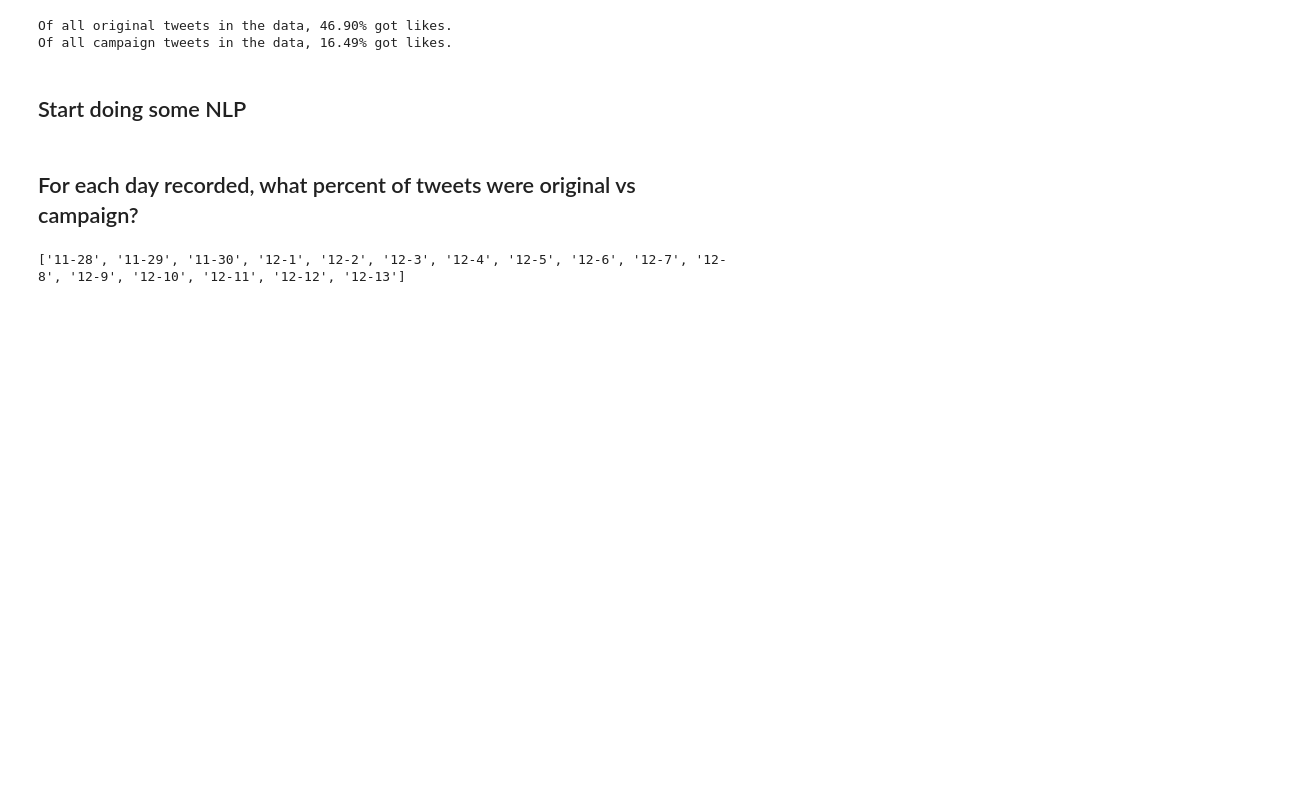
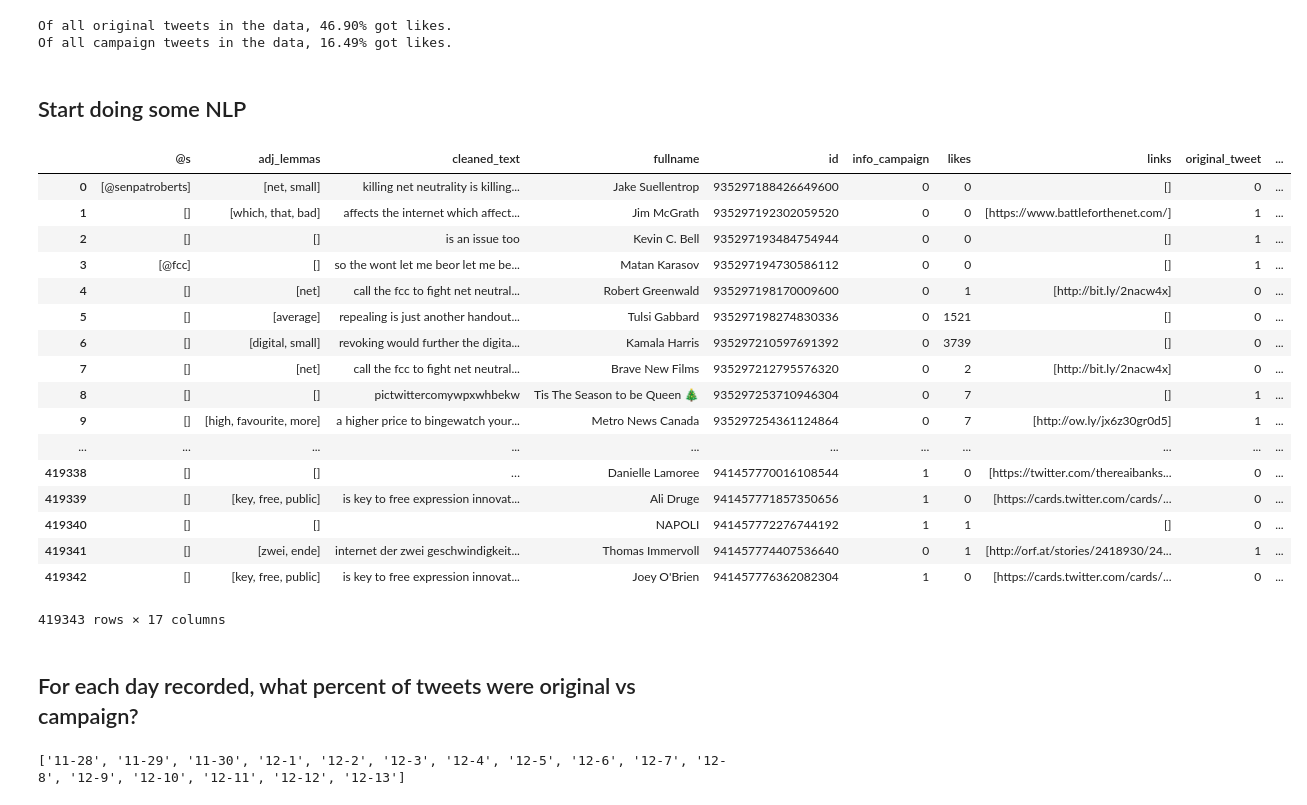
Before and after one commit to tylernwatson/galvanize_dsi_capstone, a Jupyter notebook: EDA_scripted.ipynb, the cells around one changed output. Saved outputs shown, nothing was run; the diff lists cells and outputs as text; code cells hidden in the pictures; blank space fills up the shorter version.

```diff
--- a/EDA_scripted.ipynb
+++ b/EDA_scripted.ipynb
@@ -424,6 +436,27 @@ slice_list = [mega_df_1, mega_df_2, mega_df_3, mega_df_4, mega_df_5, mega_df_6,
 # %%
 mega_df_final = pd.read_json('mega_df_final.json')
 mega_df_final = mega_df_final.sort_index(axis=0)
+# %%
+mega_df_final[mega_df_final['adj_lemmas'] != 0]
+# %% [output]
+|  | @s | adj_lemmas | cleaned_text | fullname | id | info_campaign | likes | links | original_tweet | ... |
+| 0 | [@senpatroberts] | [net, small] | killing net neutrality is killing... | Jake Suellentrop | 935297188426649600 | 0 | 0 | [] | 0 | ... |
+| 1 | [] | [which, that, bad] | affects the internet which affect... | Jim McGrath | 935297192302059520 | 0 | 0 | [https://www.battleforthenet.com/] | 1 | ... |
+| 2 | [] | [] | is an issue too | Kevin C. Bell | 935297193484754944 | 0 | 0 | [] | 1 | ... |
+| 3 | [@fcc] | [] | so the wont let me beor let me be... | Matan Karasov | 935297194730586112 | 0 | 0 | [] | 1 | ... |
+| 4 | [] | [net] | call the fcc to fight net neutral... | Robert Greenwald | 935297198170009600 | 0 | 1 | [http://bit.ly/2nacw4x] | 0 | ... |
+| 5 | [] | [average] | repealing is just another handout... | Tulsi Gabbard | 935297198274830336 | 0 | 1521 | [] | 0 | ... |
+| 6 | [] | [digital, small] | revoking would further the digita... | Kamala Harris | 935297210597691392 | 0 | 3739 | [] | 0 | ... |
+| 7 | [] | [net] | call the fcc to fight net neutral... | Brave New Films | 935297212795576320 | 0 | 2 | [http://bit.ly/2nacw4x] | 0 | ... |
+| 8 | [] | [] | pictwittercomywpxwhbekw | Tis The Season to be Queen 🎄 | 935297253710946304 | 0 | 7 | [] | 1 | ... |
+| 9 | [] | [high, favourite, more] | a higher price to bingewatch your... | Metro News Canada | 935297254361124864 | 0 | 7 | [http://ow.ly/jx6z30gr0d5] | 1 | ... |
+| ... | ... | ... | ... | ... | ... | ... | ... | ... | ... | ... |
+| 419338 | [] | [] | … | Danielle Lamoree | 941457770016108544 | 1 | 0 | [https://twitter.com/thereaibanks... | 0 | ... |
+| 419339 | [] | [key, free, public] | is key to free expression innovat... | Ali Druge | 941457771857350656 | 1 | 0 | [https://cards.twitter.com/cards/... | 0 | ... |
+| 419340 | [] | [] |  | NAPOLI | 941457772276744192 | 1 | 1 | [] | 0 | ... |
+| 419341 | [] | [zwei, ende] | internet der zwei geschwindigkeit... | Thomas Immervoll | 941457774407536640 | 0 | 1 | [http://orf.at/stories/2418930/24... | 1 | ... |
+| 419342 | [] | [key, free, public] | is key to free expression innovat... | Joey O'Brien | 941457776362082304 | 1 | 0 | [https://cards.twitter.com/cards/... | 0 | ... |
+419343 rows × 17 columns
 # %% [markdown]
 ## For each day recorded, what percent of tweets were original vs campaign?
 # %%
```
Also changed, not shown: parts of 3 cells of this notebook, 2 other files.
